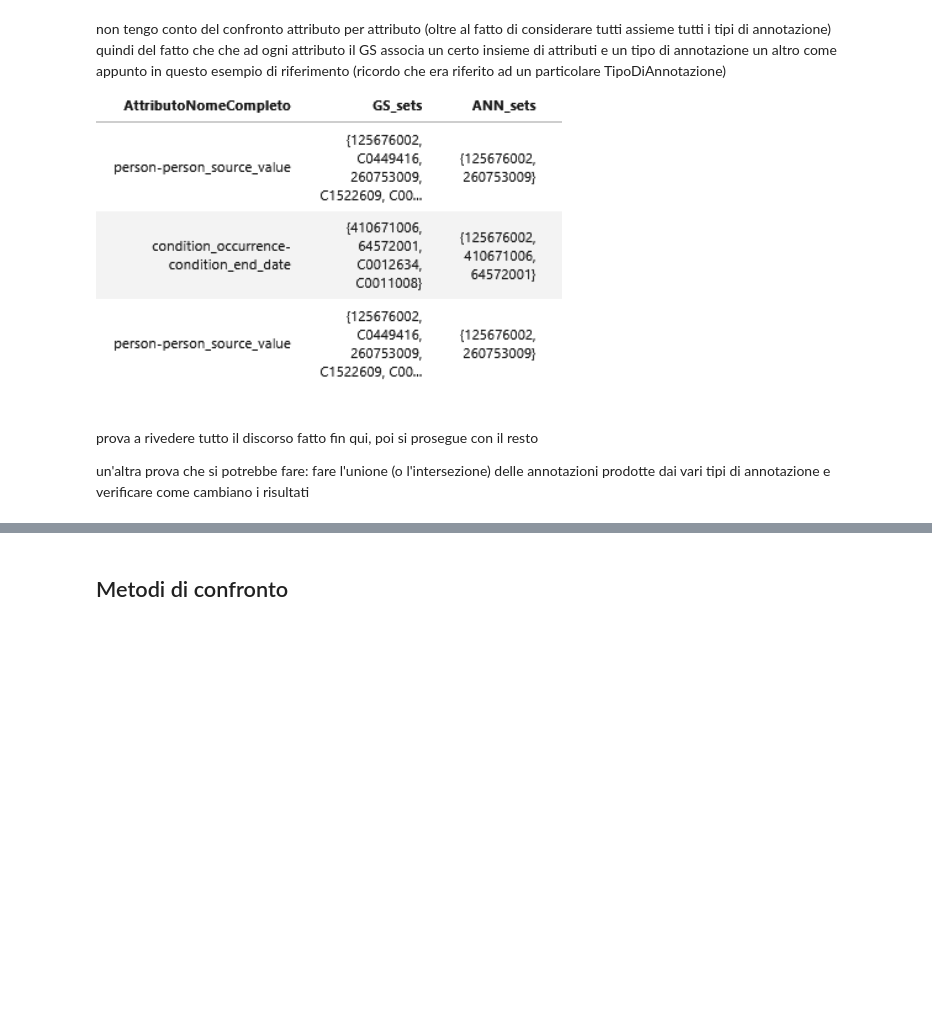
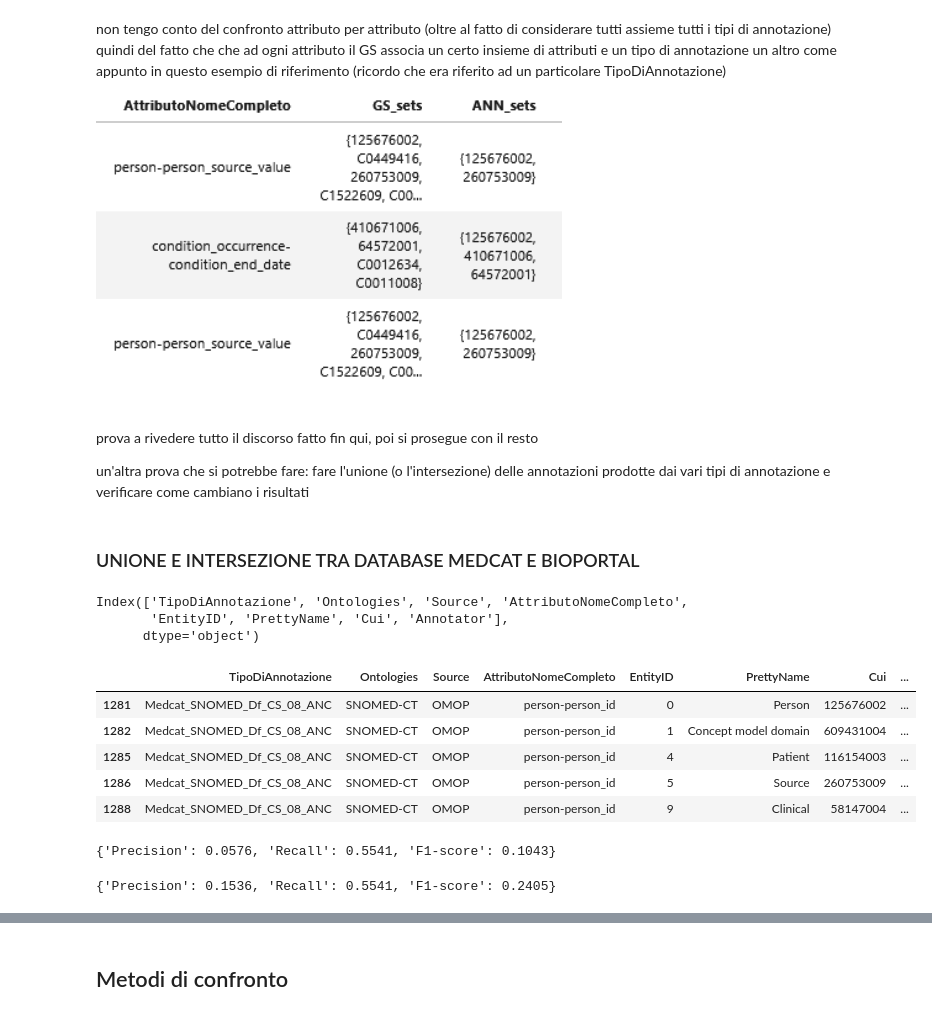
Before and after one commit to GConte47/tirocinio, a Jupyter notebook: df omap/NewValutazione_annotazioni_rispetto_GS.ipynb, the cells around one changed output, grey strips where cells are left out. Drawn from its saved outputs; the diff is of its cells as text; code cells hidden in the pictures; blank space fills up the shorter version.

```diff
--- a/df omap/NewValutazione_annotazioni_rispetto_GS.ipynb
+++ b/df omap/NewValutazione_annotazioni_rispetto_GS.ipynb
@@ -575,3 +575,11 @@ prova a rivedere tutto il discorso fatto fin qui, poi si prosegue con il resto
 
 un'altra prova che si potrebbe fare: fare l'unione (o l'intersezione) delle annotazioni prodotte dai vari tipi di annotazione
 e verificare come cambiano i risultati
+# %% [markdown]
+### UNIONE E INTERSEZIONE TRA DATABASE MEDCAT E BIOPORTAL
+# %%
+annotazioni.columns
+# %% [output]
+Index(['TipoDiAnnotazione', 'Ontologies', 'Source', 'AttributoNomeCompleto',
+       'EntityID', 'PrettyName', 'Cui', 'Annotator'],
+      dtype='object')
@@ -577,0 +640,18 @@ e verificare come cambiano i risultati
+# %%
+unione = filtra_annotazioni(annotazioni, 'B_AND_M')
+unione.head(5)
+# %% [output]
+|  | TipoDiAnnotazione | Ontologies | Source | AttributoNomeCompleto | EntityID | PrettyName | Cui | ... |
+| 1281 | Medcat_SNOMED_Df_CS_08_ANC | SNOMED-CT | OMOP | person-person_id | 0 | Person | 125676002 | ... |
+| 1282 | Medcat_SNOMED_Df_CS_08_ANC | SNOMED-CT | OMOP | person-person_id | 1 | Concept model domain | 609431004 | ... |
+| 1285 | Medcat_SNOMED_Df_CS_08_ANC | SNOMED-CT | OMOP | person-person_id | 4 | Patient | 116154003 | ... |
+| 1286 | Medcat_SNOMED_Df_CS_08_ANC | SNOMED-CT | OMOP | person-person_id | 5 | Source | 260753009 | ... |
+| 1288 | Medcat_SNOMED_Df_CS_08_ANC | SNOMED-CT | OMOP | person-person_id | 9 | Clinical | 58147004 | ... |
+# %%
+evaluate_annotation(GS, annotazioni, 'AttributoNomeCompleto')
+# %% [output]
+{'Precision': 0.0576, 'Recall': 0.5541, 'F1-score': 0.1043}
+# %%
+evaluate_annotation(GS, unione, 'AttributoNomeCompleto')
+# %% [output]
+{'Precision': 0.1536, 'Recall': 0.5541, 'F1-score': 0.2405}
```
Also changed, not shown: parts of 8 cells of this notebook, 1 other file.
